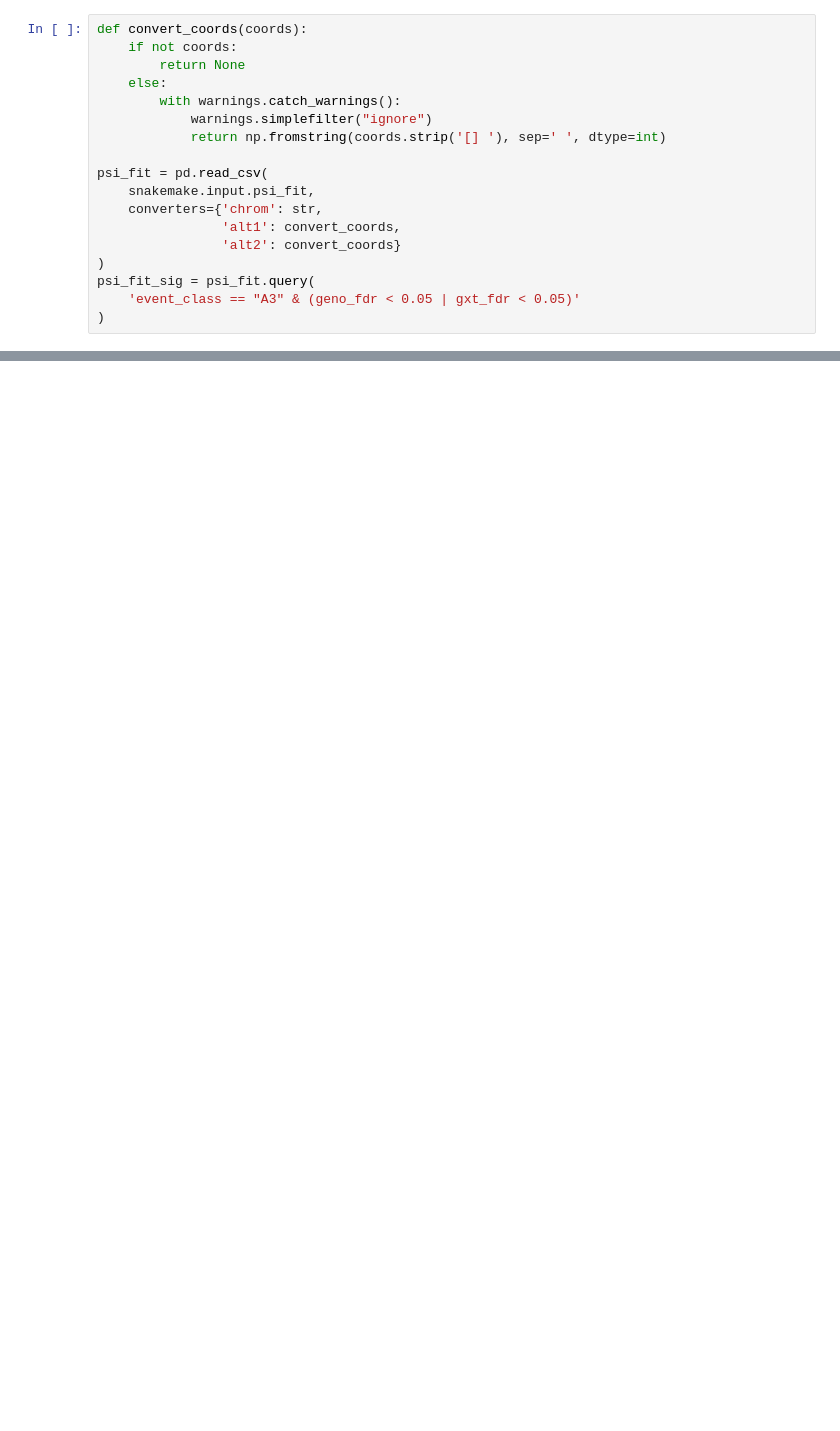
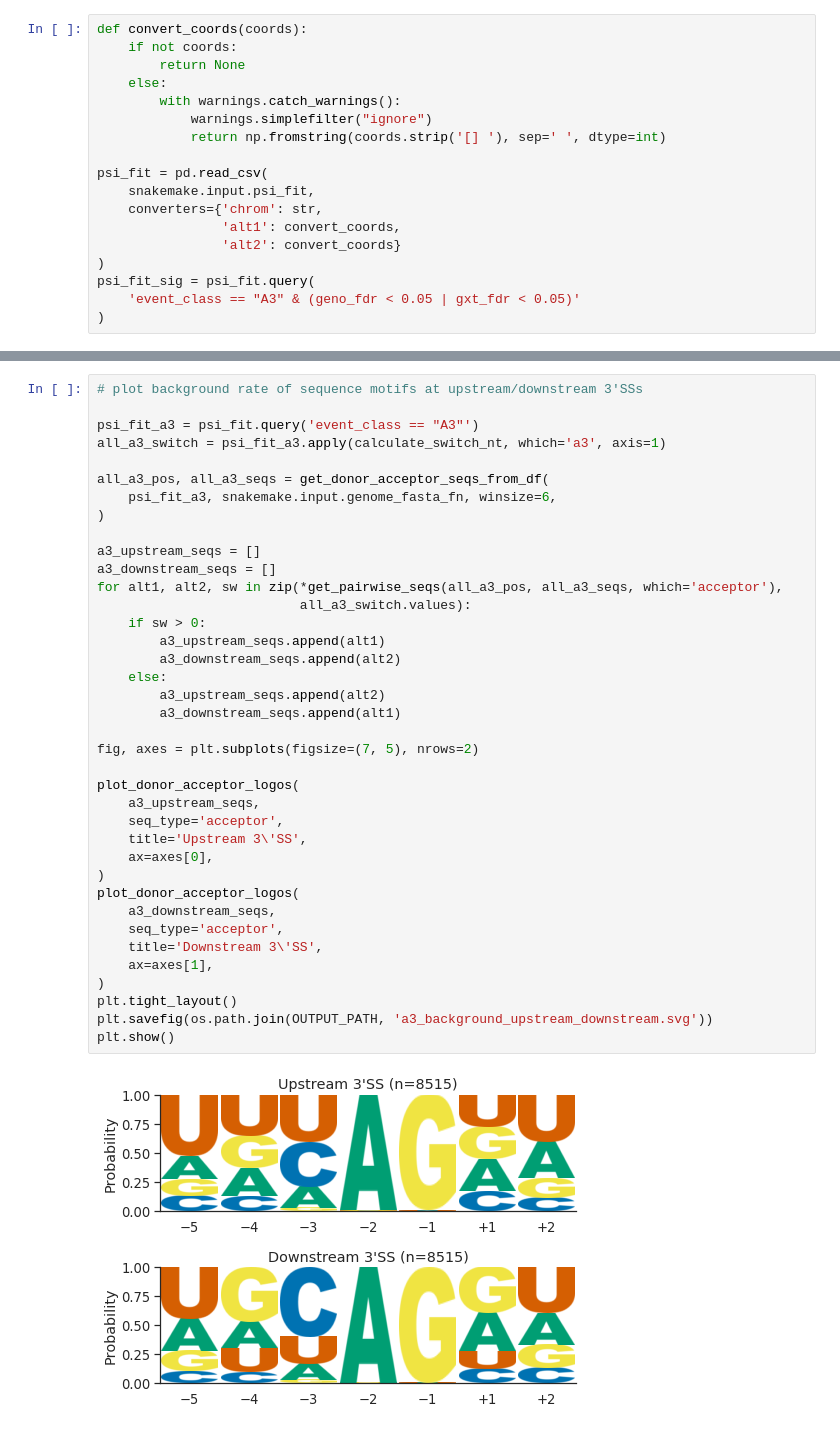
Before and after one commit to IsabelGrainger/Simpson_Davies_Barton_U6_methylation, a Jupyter notebook: fiona_temp_rnaseq/rules/notebook_templates/A3_sequence_logos.py.ipynb, the cells around one changed output, grey strips where cells are left out. Saved outputs shown, nothing was run; the diff lists cells and outputs as text; blank space fills up the shorter version.

```diff
--- a/fiona_temp_rnaseq/rules/notebook_templates/A3_sequence_logos.py.ipynb
+++ b/fiona_temp_rnaseq/rules/notebook_templates/A3_sequence_logos.py.ipynb
@@ -275,0 +243,40 @@ plt.show()
+# %%
+# plot background rate of sequence motifs at upstream/downstream 3'SSs
+
+psi_fit_a3 = psi_fit.query('event_class == "A3"')
+all_a3_switch = psi_fit_a3.apply(calculate_switch_nt, which='a3', axis=1)
+
+all_a3_pos, all_a3_seqs = get_donor_acceptor_seqs_from_df(
+    psi_fit_a3, snakemake.input.genome_fasta_fn, winsize=6,
+)
+
+a3_upstream_seqs = []
+a3_downstream_seqs = []
+for alt1, alt2, sw in zip(*get_pairwise_seqs(all_a3_pos, all_a3_seqs, which='acceptor'),
+                          all_a3_switch.values):
+    if sw > 0:
+        a3_upstream_seqs.append(alt1)
+        a3_downstream_seqs.append(alt2)
+    else:
+        a3_upstream_seqs.append(alt2)
+        a3_downstream_seqs.append(alt1)
+
+fig, axes = plt.subplots(figsize=(7, 5), nrows=2)
+
+plot_donor_acceptor_logos(
+    a3_upstream_seqs,
+    seq_type='acceptor',
+    title='Upstream 3\'SS',
+    ax=axes[0],
+)
+plot_donor_acceptor_logos(
+    a3_downstream_seqs,
+    seq_type='acceptor',
+    title='Downstream 3\'SS',
+    ax=axes[1],
+)
+plt.tight_layout()
+plt.savefig(os.path.join(OUTPUT_PATH, 'a3_background_upstream_downstream.svg'))
+plt.show()
+# %% [output]
+[figure, added]
```
Also changed, not shown: parts of 6 cells of this notebook, 16 other files.
